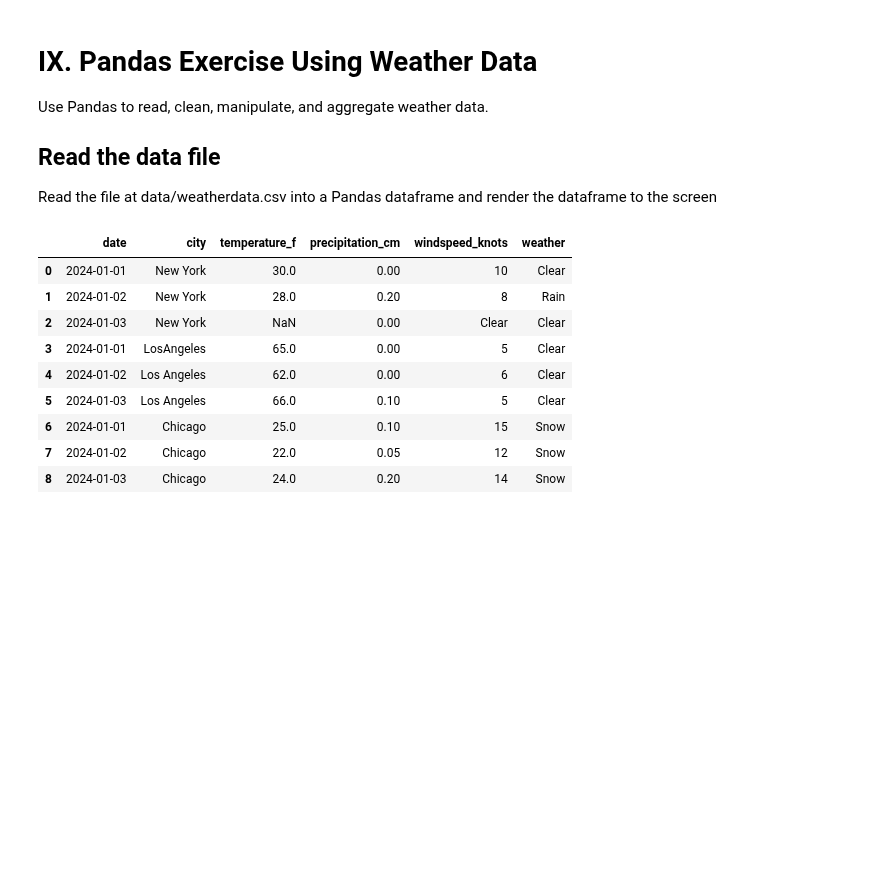
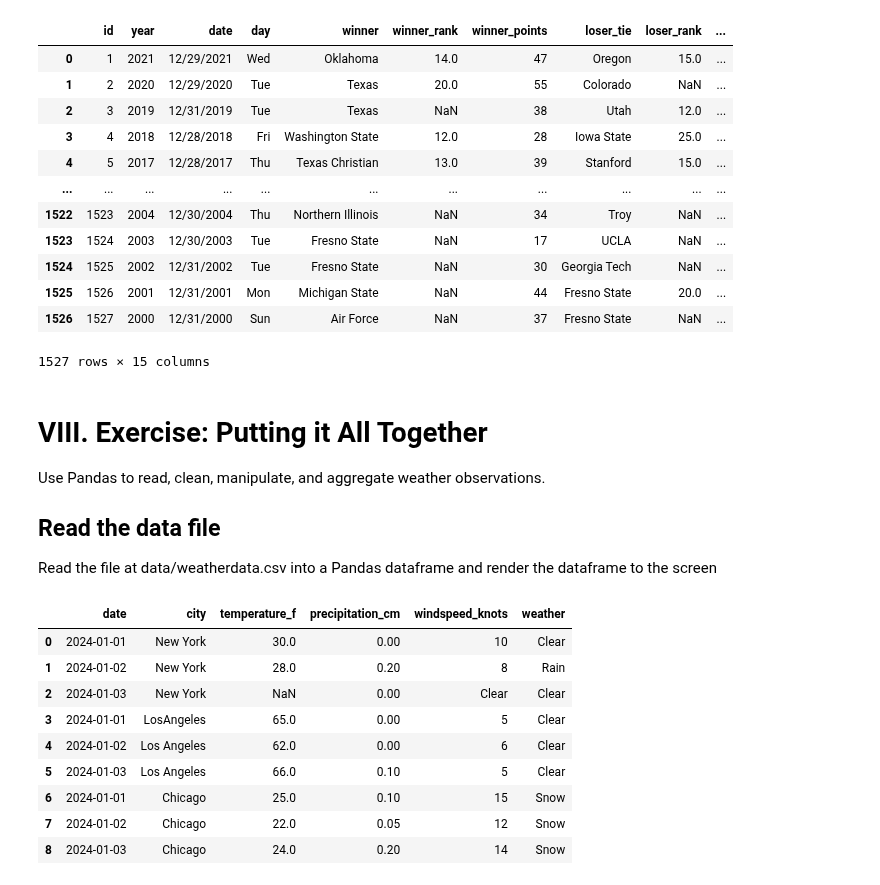
Before and after one commit to kerriegeil/DEV_canvas_beginner_py, a Jupyter notebook: answers_IntroToPandas.ipynb, the cells around one changed output. Saved outputs shown, nothing was run; the diff lists cells and outputs as text; code cells hidden in the pictures; blank space fills up the shorter version.

Commit message:
added more exercises

```diff
--- a/answers_IntroToPandas.ipynb
+++ b/answers_IntroToPandas.ipynb
@@ -1,7 +132,26 @@
+# %%
+# add your code here
+
+bowlData['year_copy']=bowlData['year']
+bowlData
+# %% [output]
+|  | id | year | date | day | winner | winner_rank | winner_points | loser_tie | loser_rank | ... |
+| 0 | 1 | 2021 | 12/29/2021 | Wed | Oklahoma | 14.0 | 47 | Oregon | 15.0 | ... |
+| 1 | 2 | 2020 | 12/29/2020 | Tue | Texas | 20.0 | 55 | Colorado | NaN | ... |
+| 2 | 3 | 2019 | 12/31/2019 | Tue | Texas | NaN | 38 | Utah | 12.0 | ... |
+| 3 | 4 | 2018 | 12/28/2018 | Fri | Washington State | 12.0 | 28 | Iowa State | 25.0 | ... |
+| 4 | 5 | 2017 | 12/28/2017 | Thu | Texas Christian | 13.0 | 39 | Stanford | 15.0 | ... |
+| ... | ... | ... | ... | ... | ... | ... | ... | ... | ... | ... |
+| 1522 | 1523 | 2004 | 12/30/2004 | Thu | Northern Illinois | NaN | 34 | Troy | NaN | ... |
+| 1523 | 1524 | 2003 | 12/30/2003 | Tue | Fresno State | NaN | 17 | UCLA | NaN | ... |
+| 1524 | 1525 | 2002 | 12/31/2002 | Tue | Fresno State | NaN | 30 | Georgia Tech | NaN | ... |
+| 1525 | 1526 | 2001 | 12/31/2001 | Mon | Michigan State | NaN | 44 | Fresno State | 20.0 | ... |
+| 1526 | 1527 | 2000 | 12/31/2000 | Sun | Air Force | NaN | 37 | Fresno State | NaN | ... |
+1527 rows × 15 columns
 # %% [markdown]
-# IX. Pandas Exercise Using Weather Data
+# VIII. Exercise: Putting it All Together
 
-Use Pandas to read, clean, manipulate, and aggregate weather data.
+Use Pandas to read, clean, manipulate, and aggregate weather observations.
 
 ## Read the data file
 Read the file at data/weatherdata.csv into a Pandas dataframe and render the dataframe to the screen
```
Also changed, not shown: parts of 19 cells of this notebook, 1 other file.
